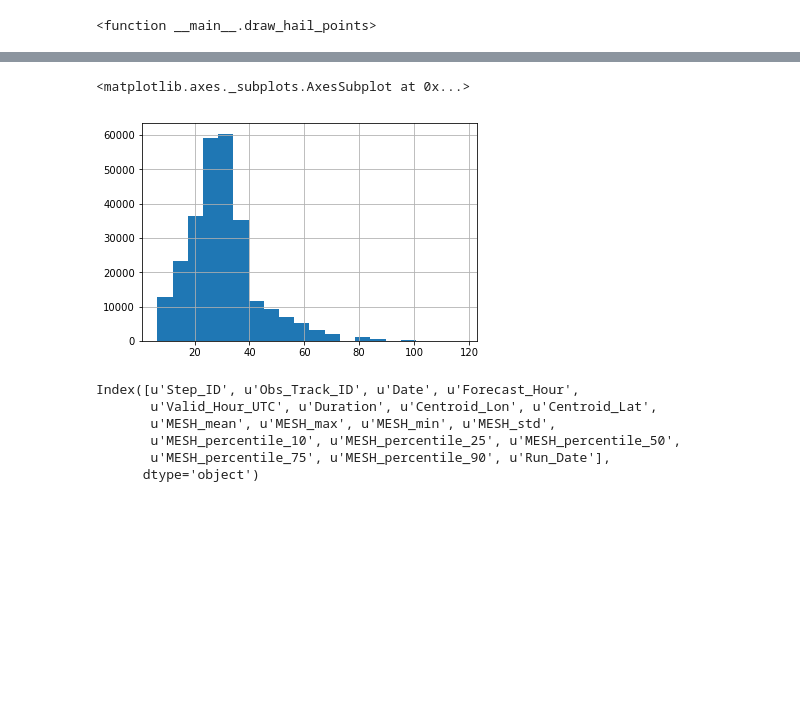
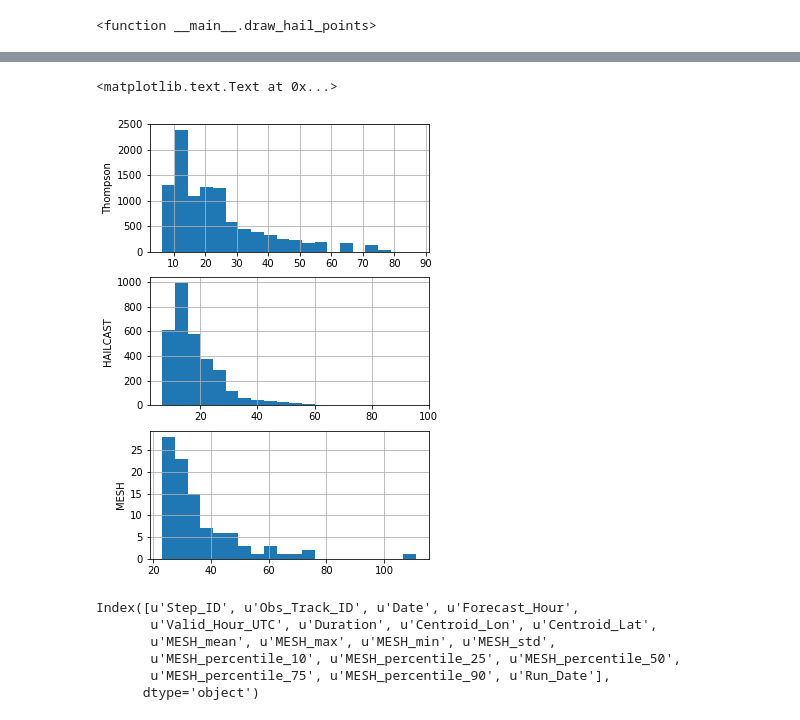
Before and after one commit to djgagne/haileval, a Jupyter notebook: notebooks/CAPSEnsObjectAnalysis.ipynb, the cells around one changed output, grey strips where cells are left out. Drawn from its saved outputs; the diff is of its cells as text; code cells hidden in the pictures; blank space fills up the shorter version.

```diff
--- a/notebooks/CAPSEnsObjectAnalysis.ipynb
+++ b/notebooks/CAPSEnsObjectAnalysis.ipynb
@@ -140,8 +160,19 @@ Name: Run_Date, dtype: datetime64[ns]
-# %%
-all_tracks["thompson"]["hailk1_max"].hist(bins=20)
-# %% [output]
-<matplotlib.axes._subplots.AxesSubplot at 0x...>
-[figure, removed]
+# %%
+plt.figure(figsize=(5, 8))
+plt.subplot(3, 1, 1)
+mem_idx = all_tracks["thompson"]["Member"] == "wrf-core01_arw"
+all_tracks["thompson"].loc[mem_idx, "hailk1_max"].hist(bins=20)
+plt.ylabel("Thompson")
+plt.subplot(3, 1, 2)
+mem_idx = all_tracks["thompson"]["Member"] == "wrf-core01_arw"
+all_tracks["hailcast"].loc[mem_idx, "hailsz_max"].hist(bins=20)
+plt.ylabel("HAILCAST")
+plt.subplot(3, 1, 3)
+obs_tracks.loc[mem_idx, "MESH_max"].hist(bins=20)
+plt.ylabel("MESH")
+# %% [output]
+<matplotlib.text.Text at 0x...>
+[figure, added]
 # %%
 obs_tracks.columns
 # %% [output]
```
Also changed, not shown: parts of 13 cells of this notebook.
